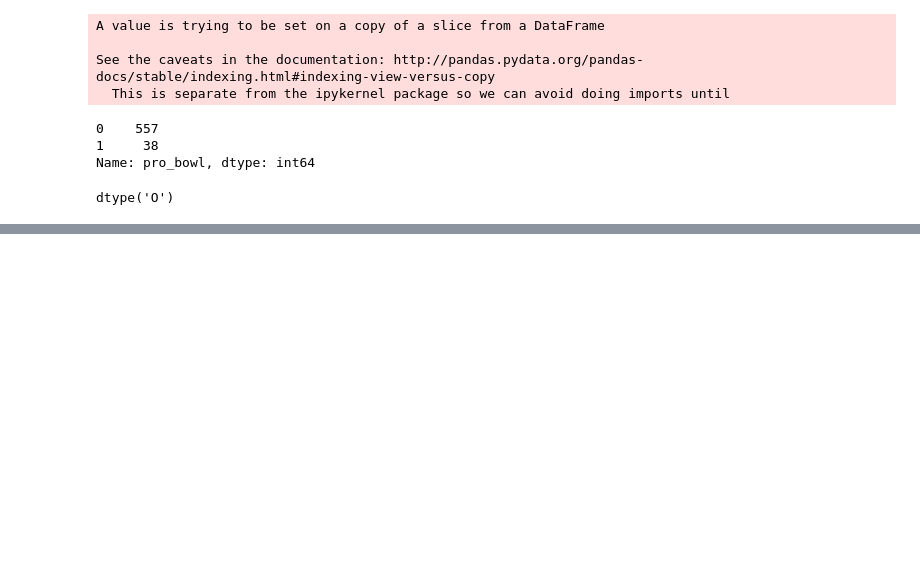
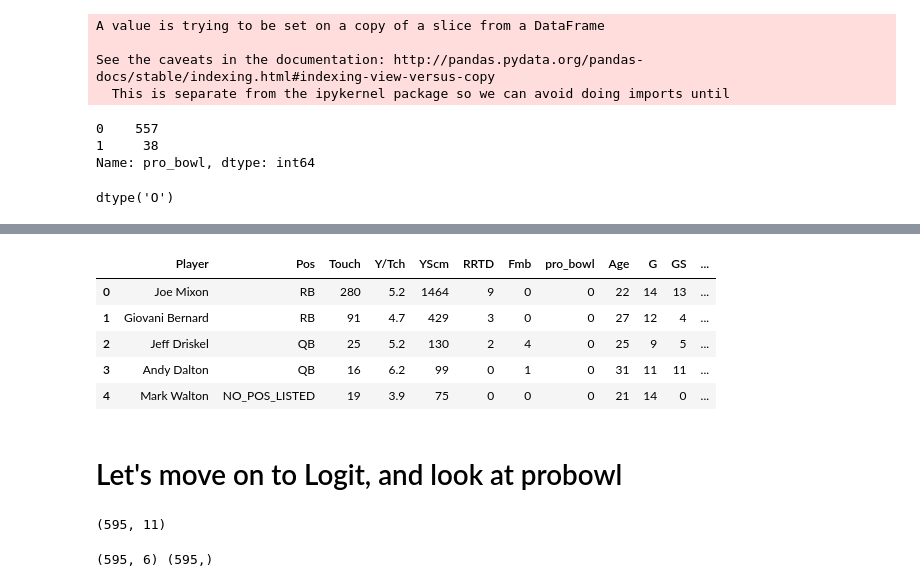
Before and after one commit to alou127/ds_projects, a Jupyter notebook: lou_nfl_project2.ipynb, the cells around one changed output, grey strips where cells are left out. Drawn from its saved outputs; the diff is of its cells as text; code cells hidden in the pictures; blank space fills up the shorter version.

Commit message:
finished basic logit, saving before scraping more data

```diff
--- a/lou_nfl_project2.ipynb
+++ b/lou_nfl_project2.ipynb
@@ -517,0 +659,13 @@ pass
+# %%
+y_train_log = np.log(y_train)
+#y_val_log = np.log(y_val)
+y_test_log = np.log(y_test)
+# %%
+# Create the model
+model_log_y = sm.OLS(y_train_log, X_train)
+
+# Fit the model to your training set
+fit_log_y = model_log_y.fit()
+
+# Print summary statistics of the model's performance
+fit_log_y.summary()
@@ -517,0 +695,6 @@ pass
+# %%
+df_season_totals['predict_y'] = np.exp(fit_log_y.predict(X))
+df_season_totals['resid_y'] = df_season_totals.Touch - df_season_totals.predict_y
+with sns.axes_style('white'):
+    plot = df_season_totals.plot(kind='scatter',
+                  x='predict_y',y='resid_y',alpha=0.2,figsize=(10,6))
@@ -517,0 +703,7 @@ pass
+# %%
+df_season_totals['predict_log_y'] = fit_log_y.predict(X)
+df_season_totals['resid_log_y'] = y_log - df_season_totals.predict_log_y
+with sns.axes_style('white'):
+    plot = df_season_totals.plot(kind='scatter',
+                  x='predict_log_y',y='resid_log_y',alpha=0.2,figsize=(10,6),
+                                 title="Plotting Residuals Against Predicted After Log Transform")
@@ -517,0 +712,11 @@ pass
+# %%
+df_season_totals.head()
+# %% [output]
+|  | Player | Pos | Touch | Y/Tch | YScm | RRTD | Fmb | pro_bowl | Age | G | GS | ... |
+| 0 | Joe Mixon | RB | 280 | 5.2 | 1464 | 9 | 0 | 0 | 22 | 14 | 13 | ... |
+| 1 | Giovani Bernard | RB | 91 | 4.7 | 429 | 3 | 0 | 0 | 27 | 12 | 4 | ... |
+| 2 | Jeff Driskel | QB | 25 | 5.2 | 130 | 2 | 4 | 0 | 25 | 9 | 5 | ... |
+| 3 | Andy Dalton | QB | 16 | 6.2 | 99 | 0 | 1 | 0 | 31 | 11 | 11 | ... |
+| 4 | Mark Walton | NO_POS_LISTED | 19 | 3.9 | 75 | 0 | 0 | 0 | 21 | 14 | 0 | ... |
+# %% [markdown]
+# Let's move on to Logit, and look at probowl
@@ -517,0 +735,6 @@ pass
+# %%
+#get rid of the resids analysis from MVP
+df_season_totals = df_season_totals.dropna(axis=1)
+print(df_season_totals.shape)
+# %% [output]
+(595, 11)
@@ -517,0 +743,5 @@ pass
+# %%
+X_logit, y_logit = df_season_totals[logit_covariates], df_season_totals.pro_bowl
+print(X_logit.shape, y_logit.shape)
+# %% [output]
+(595, 6) (595,)
```
Also changed, not shown: parts of 59 cells of this notebook.
